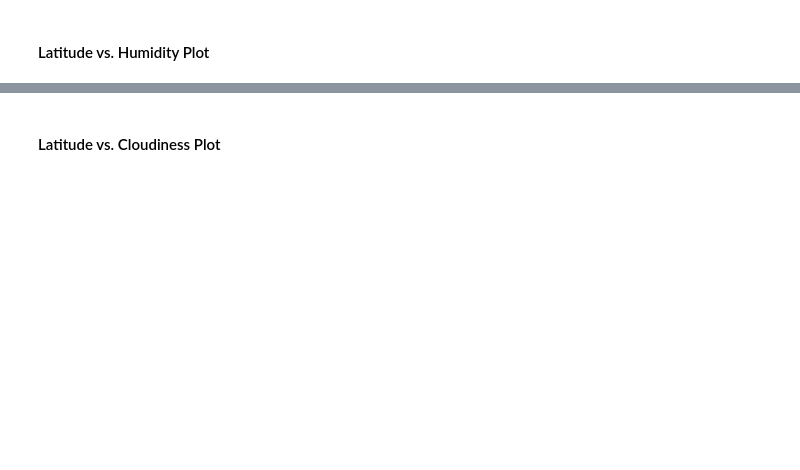
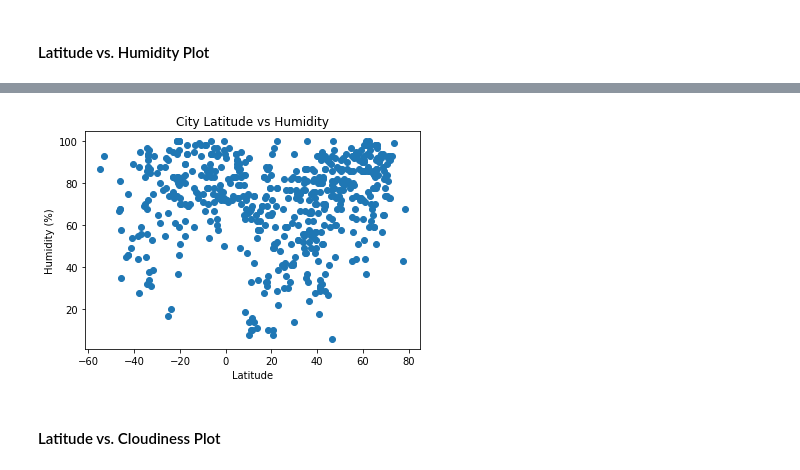
Before and after one commit to BenSnyder90/python-api-challenge, a Jupyter notebook: WeatherPy/WeatherPy.ipynb, the cells around one changed output, grey strips where cells are left out. Saved outputs shown, nothing was run; the diff lists cells and outputs as text; code cells hidden in the pictures; blank space fills up the shorter version.

```diff
--- a/WeatherPy/WeatherPy.ipynb
+++ b/WeatherPy/WeatherPy.ipynb
@@ -178,2 +172,10 @@ weather_data.head()
+# %%
+plt.scatter(weather_data['Latitude'],weather_data['Humidity'])
+plt.xlabel("Latitude")
+plt.ylabel("Humidity (%)")
+plt.title("City Latitude vs Humidity")
+plt.show()
+# %% [output]
+[figure, added]
 # %% [markdown]
 #### Latitude vs. Cloudiness Plot
```
Also changed, not shown: parts of 29 cells of this notebook.
